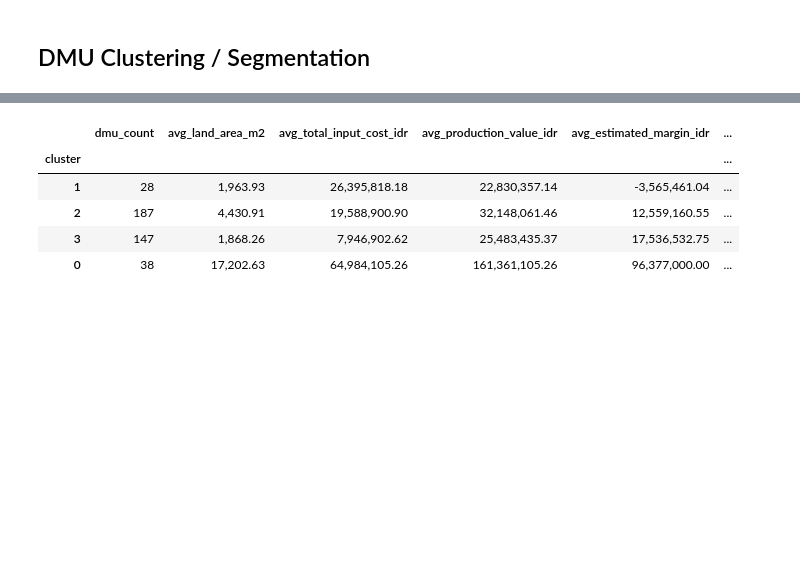
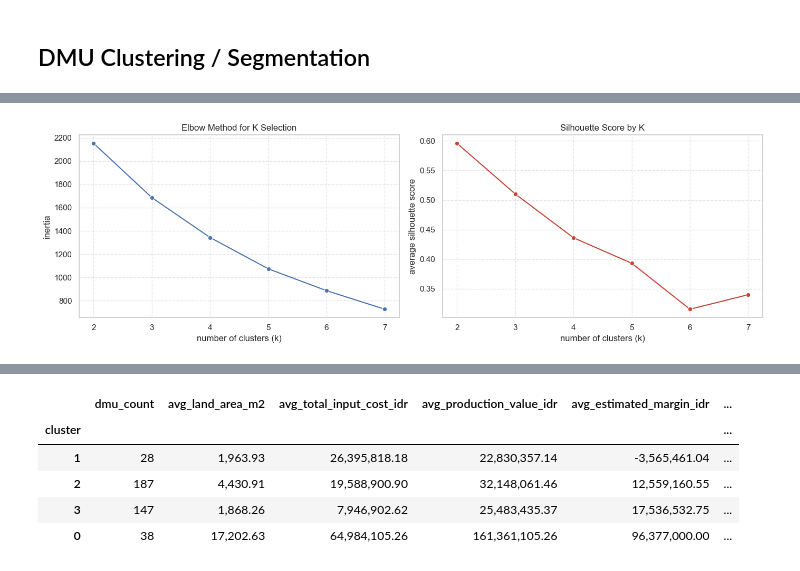
Before and after one commit to MMADUs/RSC_Analysis, a Jupyter notebook: Rice Supply Chain Analysis.ipynb, the cells around one changed output, grey strips where cells are left out. Cells and saved outputs as stored; diff of their text form; code cells hidden in the pictures; blank space fills up the shorter version.

```diff
--- a/Rice Supply Chain Analysis.ipynb
+++ b/Rice Supply Chain Analysis.ipynb
@@ -1824,0 +1777,18 @@ plt.show()
+# %%
+from sklearn.metrics import silhouette_score
+
+cluster_diagnostics = []
+k_range = range(2, 8)
+
+for k in k_range:
+    km = KMeans(n_clusters=k, random_state=42, n_init=10)
+    labels = km.fit_predict(X_cluster)
+
+    cluster_diagnostics.append({
+        "k": k,
+        "inertia": km.inertia_,
+        "silhouette_score": silhouette_score(X_cluster, labels)
+    })
+
+cluster_diagnostics = pd.DataFrame(cluster_diagnostics)
+cluster_diagnostics
@@ -1824,0 +1803,32 @@ plt.show()
+# %%
+fig, axes = plt.subplots(1, 2, figsize=(14, 4.5))
+
+sns.lineplot(
+    data=cluster_diagnostics,
+    x="k",
+    y="inertia",
+    marker="o",
+    ax=axes[0]
+)
+axes[0].set_title("Elbow Method for K Selection")
+axes[0].set_xlabel("number of clusters (k)")
+axes[0].set_ylabel("inertia")
+axes[0].grid(linestyle="--", alpha=0.5)
+
+sns.lineplot(
+    data=cluster_diagnostics,
+    x="k",
+    y="silhouette_score",
+    marker="o",
+    color="#C44536",
+    ax=axes[1]
+)
+axes[1].set_title("Silhouette Score by K")
+axes[1].set_xlabel("number of clusters (k)")
+axes[1].set_ylabel("average silhouette score")
+axes[1].grid(linestyle="--", alpha=0.5)
+
+plt.tight_layout()
+plt.show()
+# %% [output]
+[figure, added]
```
Also changed, not shown: parts of 13 cells of this notebook, 1 other file.
